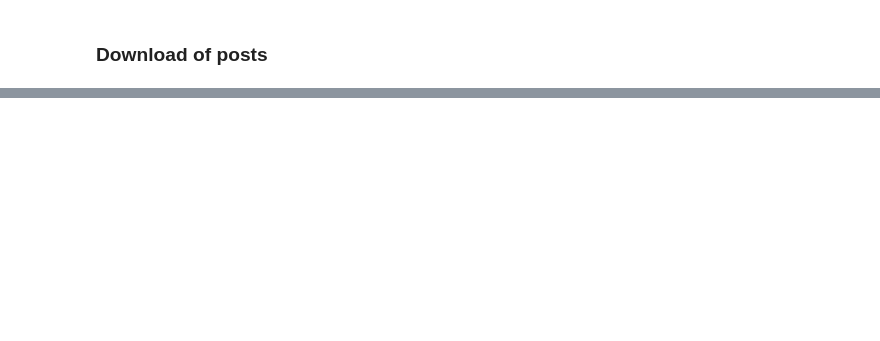
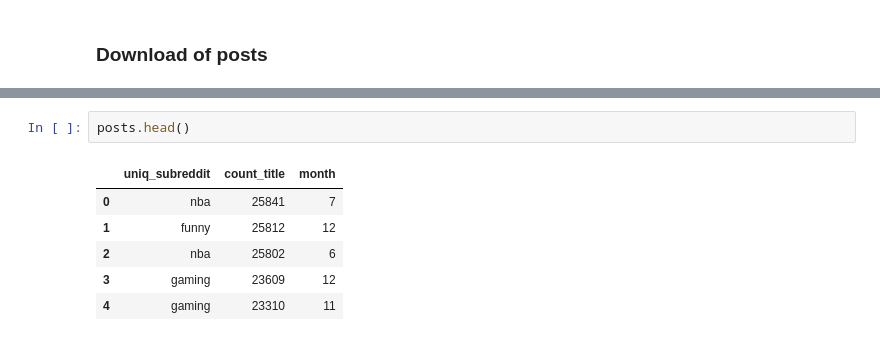
Before and after one commit to galligiuly/TFM-Which-subreddit-best-fits-my-post, a Jupyter notebook: 02_inspection/03_downloading_final_data.ipynb, the cells around one changed output, grey strips where cells are left out. Cells and saved outputs as stored; diff of their text form; blank space fills up the shorter version.

```diff
--- a/02_inspection/03_downloading_final_data.ipynb
+++ b/02_inspection/03_downloading_final_data.ipynb
@@ -454,0 +893,9 @@ FROM
+# %%
+posts.head()
+# %% [output]
+|  | uniq_subreddit | count_title | month |
+| 0 | nba | 25841 | 7 |
+| 1 | funny | 25812 | 12 |
+| 2 | nba | 25802 | 6 |
+| 3 | gaming | 23609 | 12 |
+| 4 | gaming | 23310 | 11 |
```
Also changed, not shown: parts of 29 cells of this notebook, 3 other files.
